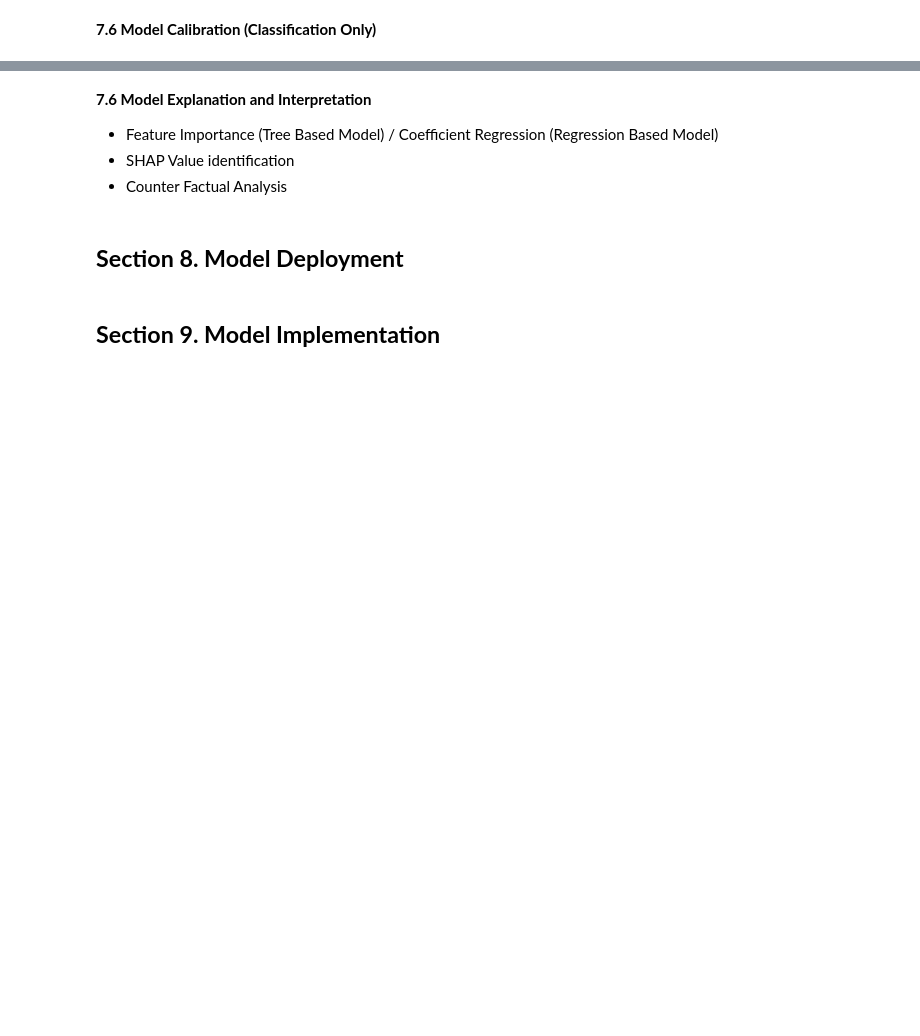
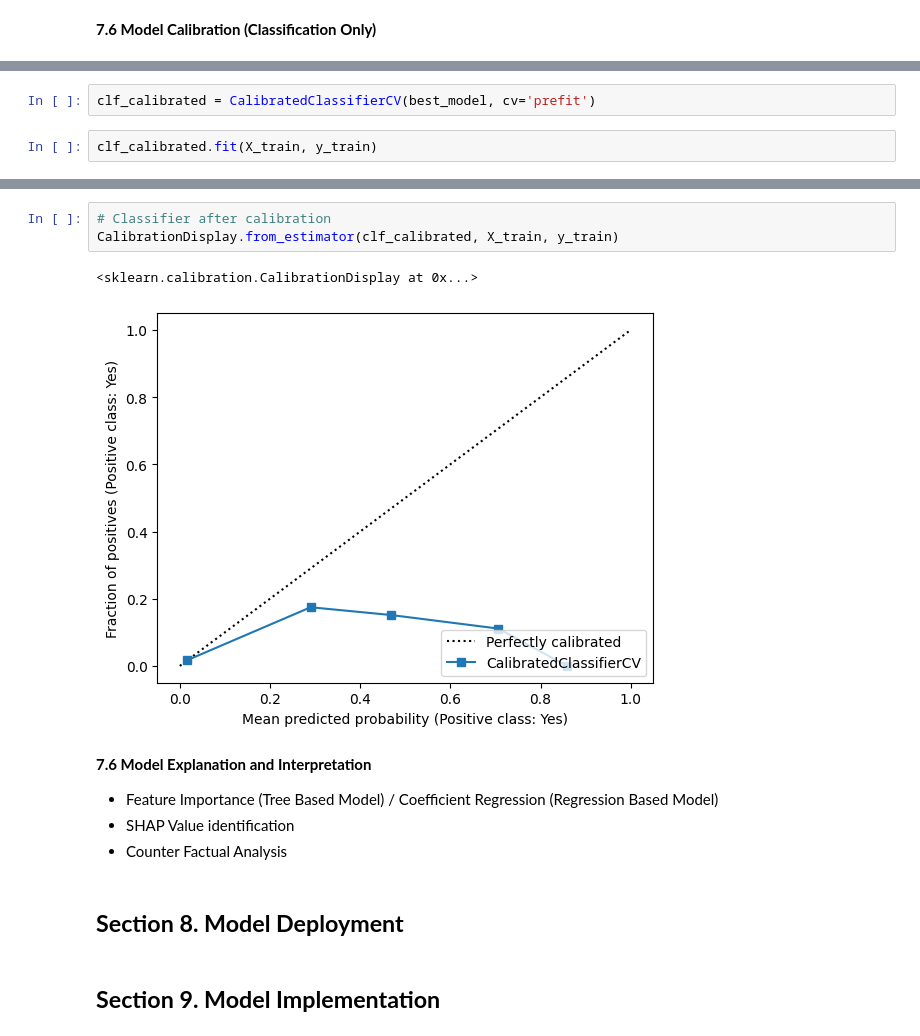
Before and after one commit to Faizism/travel_insurance, a Jupyter notebook: notebooks/2.0 refined-transformation.ipynb, the cells around one changed output, grey strips where cells are left out. Cells and saved outputs as stored; diff of their text form; blank space fills up the shorter version.

```diff
--- a/notebooks/2.0 refined-transformation.ipynb
+++ b/notebooks/2.0 refined-transformation.ipynb
@@ -1338,0 +1427,4 @@ pickle.dump(tunning_logreg_refined.best_estimator_, open("ptlogitros-v2-0801.sav
+# %%
+clf_calibrated = CalibratedClassifierCV(best_model, cv='prefit')
+# %%
+clf_calibrated.fit(X_train, y_train)
@@ -1339,3 +1449,9 @@ pickle.dump(tunning_logreg_refined.best_estimator_, open("ptlogitros-v2-0801.sav
+# %%
+# Classifier after calibration
+CalibrationDisplay.from_estimator(clf_calibrated, X_train, y_train)
+# %% [output]
+<sklearn.calibration.CalibrationDisplay at 0x...>
+[figure, added]
 # %% [markdown]
 **7.6 Model Explanation and Interpretation**
 - Feature Importance (Tree Based Model) / Coefficient Regression (Regression Based Model)
```
Also changed, not shown: parts of 19 cells of this notebook, 5 other files.
